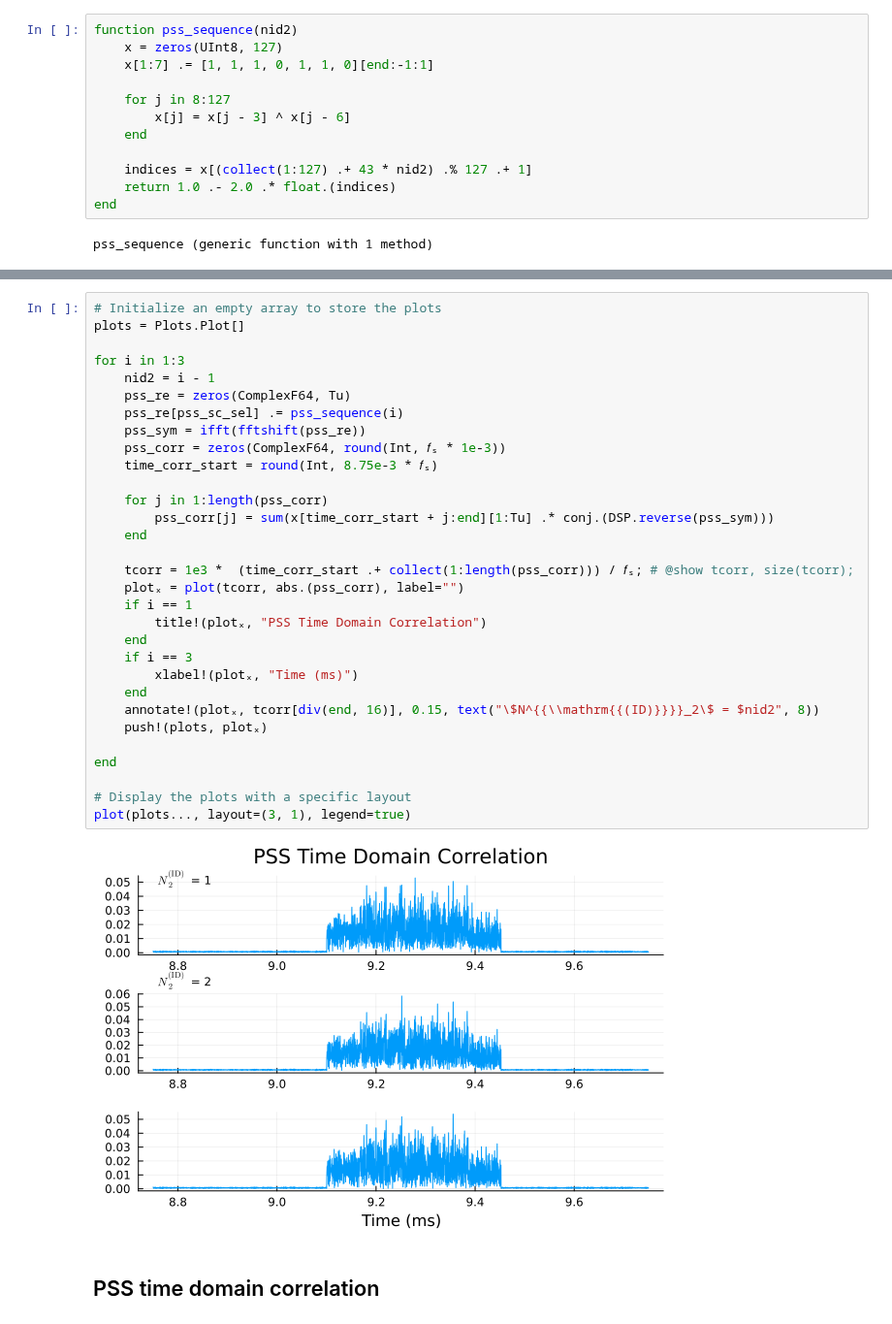
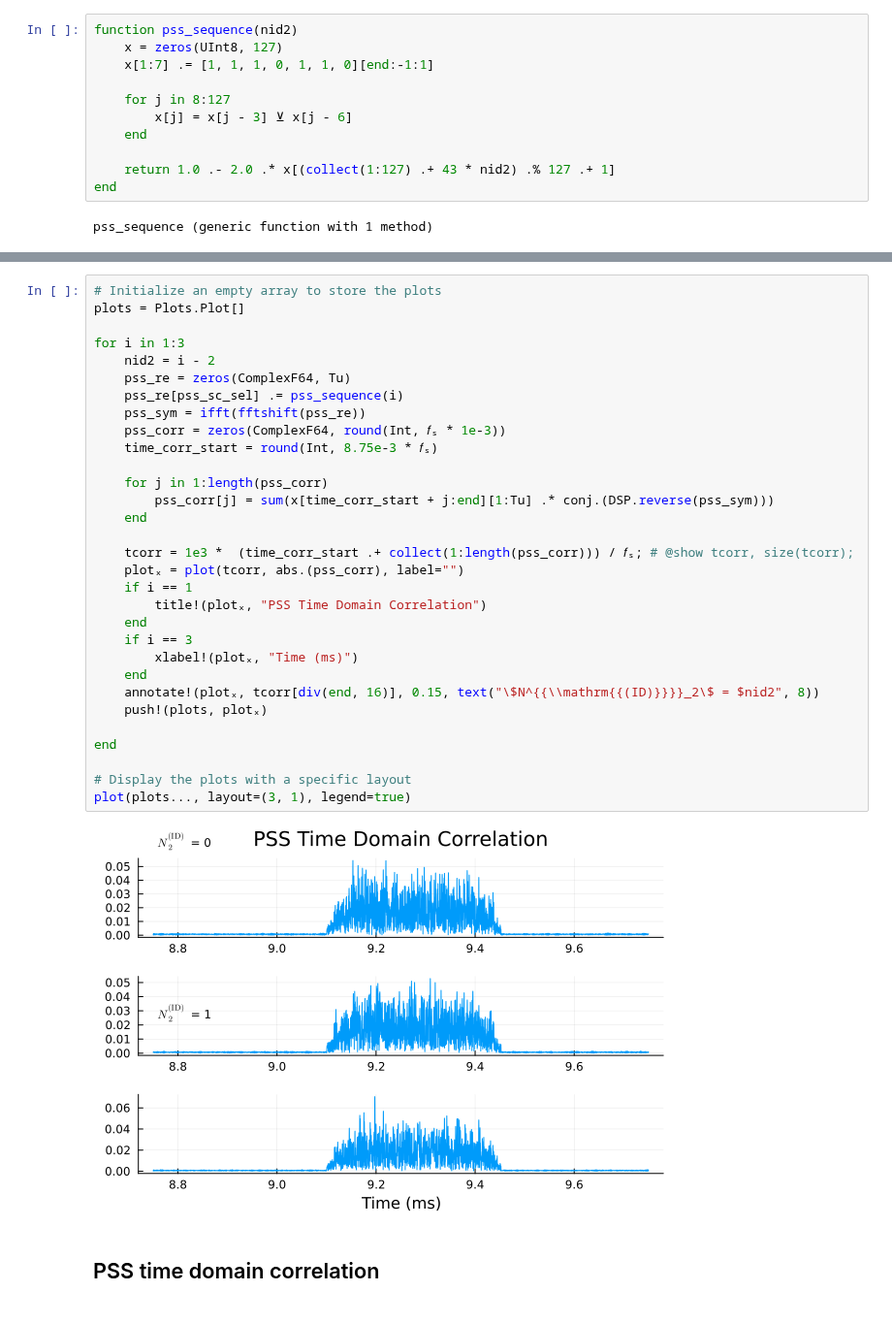
Before and after one commit to setrar/DigiCom, a Jupyter notebook: Labs/TP2/julia/daniestevez/5G NR downlink.jl.ipynb, the cells around one changed output, grey strips where cells are left out. Shown at 97% size. Saved outputs shown, nothing was run; the diff lists cells and outputs as text.

```diff
--- a/Labs/TP2/julia/daniestevez/5G NR downlink.jl.ipynb
+++ b/Labs/TP2/julia/daniestevez/5G NR downlink.jl.ipynb
@@ -221,11 +245,10 @@ function pss_sequence(nid2)
     x[1:7] .= [1, 1, 1, 0, 1, 1, 0][end:-1:1]
 
     for j in 8:127
-        x[j] = x[j - 3] ^ x[j - 6]
+        x[j] = x[j - 3] ⊻ x[j - 6]
     end
 
-    indices = x[(collect(1:127) .+ 43 * nid2) .% 127 .+ 1]
-    return 1.0 .- 2.0 .* float.(indices)
+    return 1.0 .- 2.0 .* x[(collect(1:127) .+ 43 * nid2) .% 127 .+ 1]
 end
 # %% [output]
 pss_sequence (generic function with 1 method)
@@ -242,35 +273,35 @@ constellation_plot(pss_sym_demod_wipe, title="PSS (wiped) constellation", ref="p
 # Initialize an empty array to store the plots
 plots = Plots.Plot[]
 
 for i in 1:3
-    nid2 = i - 1
+    nid2 = i - 2
     pss_re = zeros(ComplexF64, Tu)
     pss_re[pss_sc_sel] .= pss_sequence(i)
     pss_sym = ifft(fftshift(pss_re))
     pss_corr = zeros(ComplexF64, round(Int, 𝑓ₛ * 1e-3))
     time_corr_start = round(Int, 8.75e-3 * 𝑓ₛ)
 
     for j in 1:length(pss_corr)
         pss_corr[j] = sum(x[time_corr_start + j:end][1:Tu] .* conj.(DSP.reverse(pss_sym)))
     end
 
     tcorr = 1e3 *  (time_corr_start .+ collect(1:length(pss_corr))) / 𝑓ₛ; # @show tcorr, size(tcorr);
     plotₓ = plot(tcorr, abs.(pss_corr), label="")
     if i == 1
         title!(plotₓ, "PSS Time Domain Correlation")
     end
     if i == 3
         xlabel!(plotₓ, "Time (ms)")
     end
     annotate!(plotₓ, tcorr[div(end, 16)], 0.15, text("\$N^{{\\mathrm{{(ID)}}}}_2\$ = $nid2", 8))
     push!(plots, plotₓ)
 
 end
 
 # Display the plots with a specific layout
 plot(plots..., layout=(3, 1), legend=true)
 # %% [output]
-[figure, old version]
+[figure, new version]
 # %% [markdown]
 ## PSS time domain correlation
 # %%
```
Also changed, not shown: parts of 19 cells of this notebook, 2 other files.
